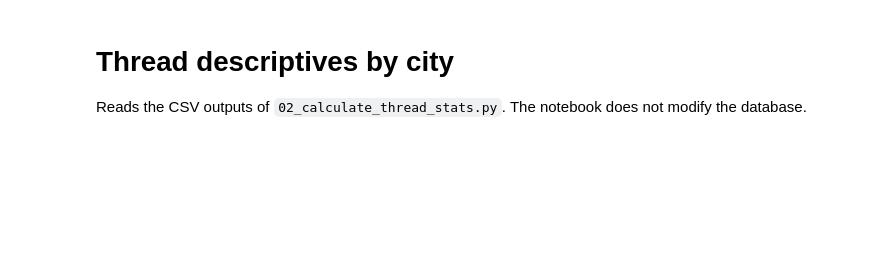
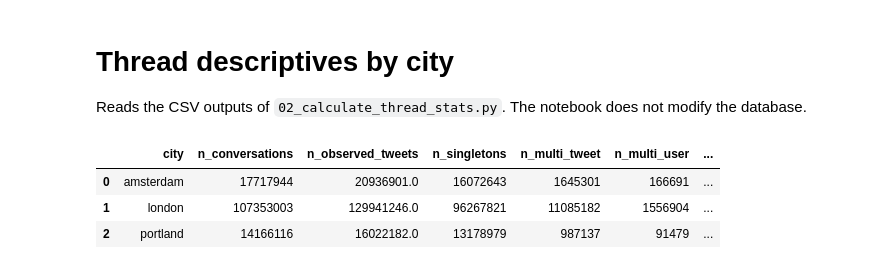
Before and after one commit to sandorjuhasz/eu_twitter_engineering, a Jupyter notebook: code/07_threads/03_thread_descriptives.ipynb, the cells around one changed output. Saved outputs shown, nothing was run; the diff lists cells and outputs as text; code cells hidden in the pictures; blank space fills up the shorter version.

```diff
--- a/code/07_threads/03_thread_descriptives.ipynb
+++ b/code/07_threads/03_thread_descriptives.ipynb
@@ -5,11 +5,16 @@ Reads the CSV outputs of `02_calculate_thread_stats.py`. The notebook does not m
 # %%
 from pathlib import Path
 import pandas as pd
 import matplotlib.pyplot as plt
-from thread_config import OUTPUT_DIR
+OUTPUT_DIR = Path("/mnt/common-hdd/group-dirs/twitter-2025-project/thread_statistics")
 
 summary = pd.read_csv(OUTPUT_DIR / "city_summary.csv")
 display(summary)
+# %% [output]
+|  | city | n_conversations | n_observed_tweets | n_singletons | n_multi_tweet | n_multi_user | ... |
+| 0 | amsterdam | 17717944 | 20936901.0 | 16072643 | 1645301 | 166691 | ... |
+| 1 | london | 107353003 | 129941246.0 | 96267821 | 11085182 | 1556904 | ... |
+| 2 | portland | 14166116 | 16022182.0 | 13178979 | 987137 | 91479 | ... |
 # %%
 def plot_distribution(filename, title, order):
     df = pd.read_csv(OUTPUT_DIR / filename)
```
Also changed, not shown: parts of 4 cells of this notebook, 4 other files.
